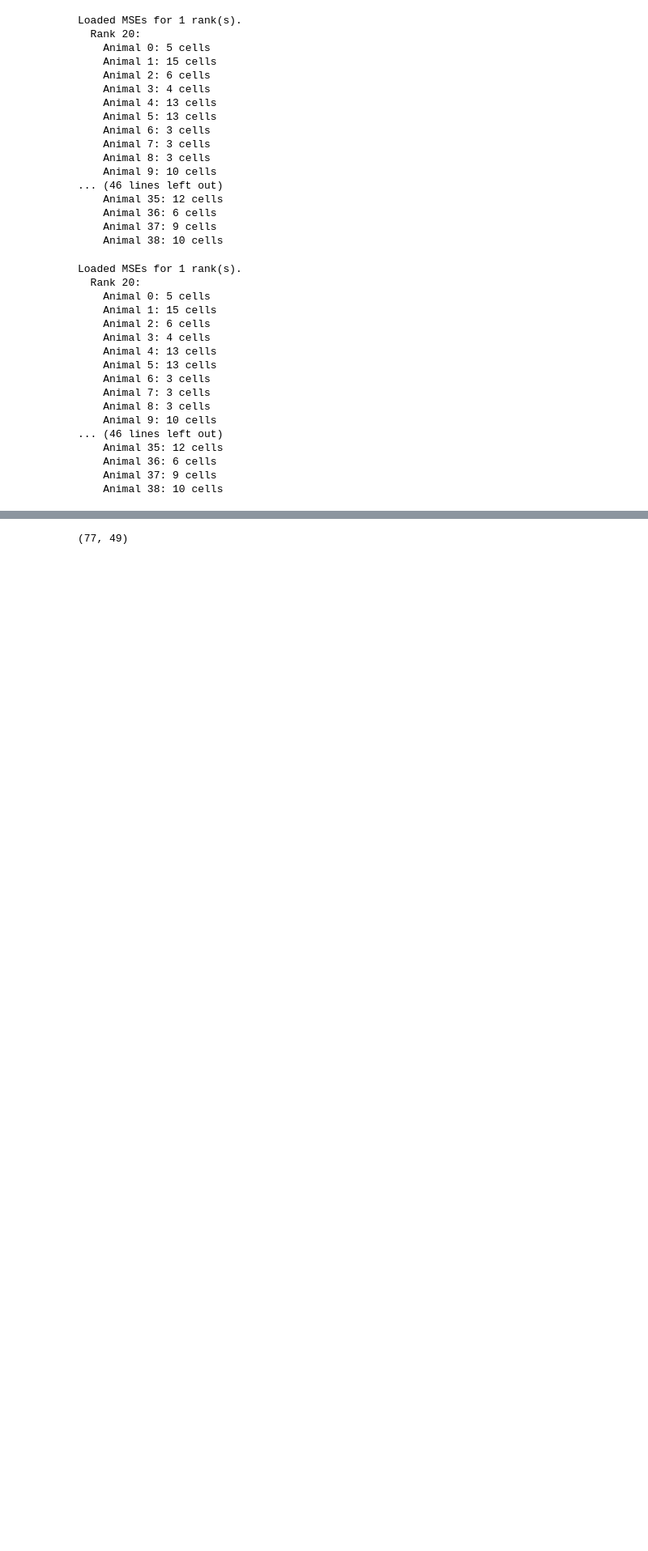
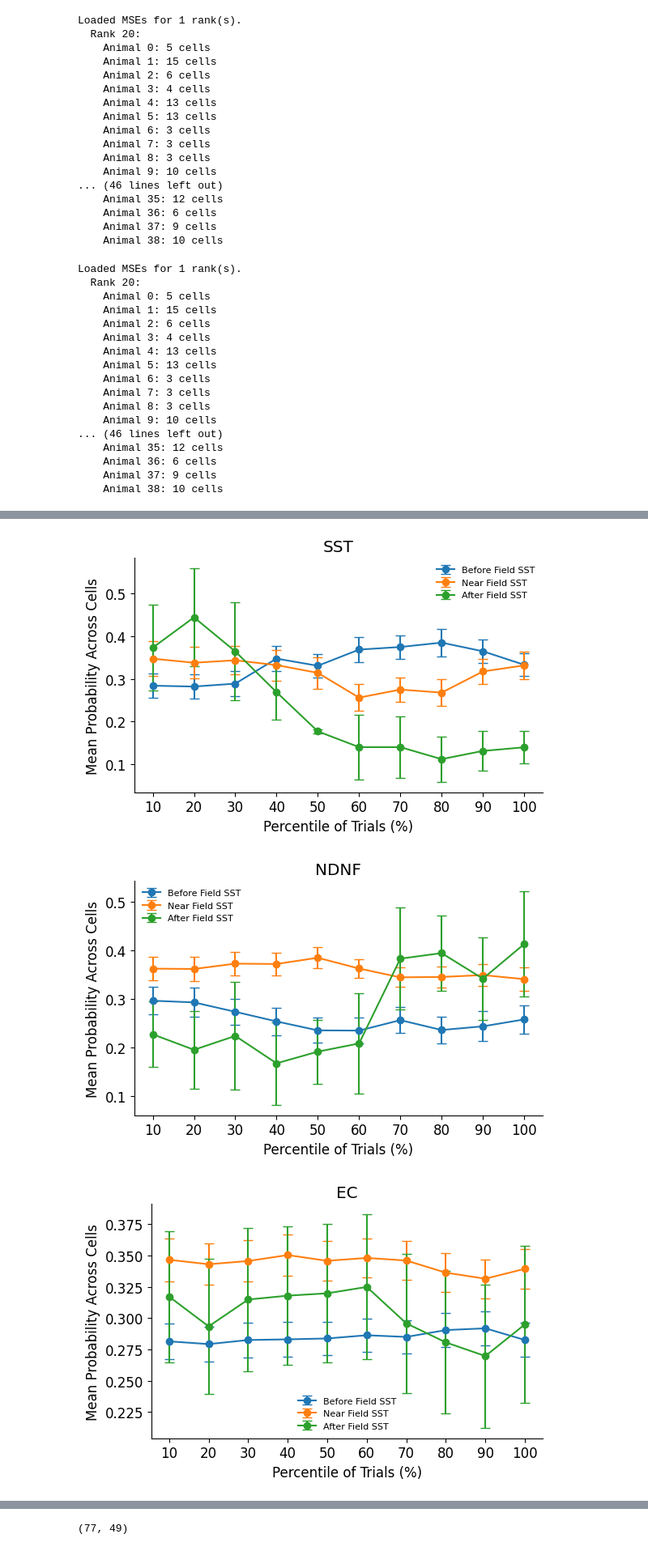
Before and after one commit to Milstein-Lab/CA1-interneuron-GLM, a Jupyter notebook: Clean_notebooks_to_date/field_expression_probs.ipynb, the cells around one changed output, grey strips where cells are left out. Shown at 81% size. Cells and saved outputs as stored; diff of their text form; code cells hidden in the pictures; blank space fills up the shorter version.

```diff
--- a/Clean_notebooks_to_date/field_expression_probs.ipynb
+++ b/Clean_notebooks_to_date/field_expression_probs.ipynb
@@ -307,0 +476,63 @@ before_field_list_activity_NDNF, near_field_list_activity_NDNF, after_field_list
+# %%
+
+animal_dict = {}
+for animal in percentile_slices_before_SST:
+    cell_dict={}
+    for cell in percentile_slices_before_SST[animal]:
+        percentiles_list = percentile_slices_before_SST[animal][cell]
+        mean_percentiles_dict = {}
+        for i in range(len(percentiles_list)):
+            percentile_data = percentiles_list[i]
+            mean_percentile_data = np.mean(percentile_data)
+            mean_percentiles_dict[i] = mean_percentile_data
+
+
+def get_mean_sem_percentile_matrix(percentile_slices_before_SST):
+
+    percentile_matrix = {i: [] for i in range(10)}
+
+    for animal in percentile_slices_before_SST:
+        for cell in percentile_slices_before_SST[animal]:
+            percentiles_list = percentile_slices_before_SST[animal][cell]
+            for i in range(len(percentiles_list)):
+                percentile_data = percentiles_list[i]
+                mean_percentile_data = np.nanmean(percentile_data)
+                percentile_matrix[i].append(mean_percentile_data)
+
+
+    means = [np.mean(percentile_matrix[i]) for i in range(10)]
+    sems = [sem(percentile_matrix[i]) for i in range(10)]
+    return means, sems
+
+means_before_SST, sems_before_SST = get_mean_sem_percentile_matrix(percentile_slices_before_SST)
+means_near_SST, sems_near_SST = get_mean_sem_percentile_matrix(percentile_slices_near_SST)
+means_after_SST, sems_after_SST = get_mean_sem_percentile_matrix(percentile_slices_after_SST)
+
+means_before_NDNF, sems_before_NDNF = get_mean_sem_percentile_matrix(percentile_slices_before_NDNF)
+means_near_NDNF, sems_near_NDNF = get_mean_sem_percentile_matrix(percentile_slices_near_NDNF)
+means_after_NDNF, sems_after_NDNF = get_mean_sem_percentile_matrix(percentile_slices_after_NDNF)
+
+means_before_EC, sems_before_EC = get_mean_sem_percentile_matrix(percentile_slices_before_EC)
+means_near_EC, sems_near_EC = get_mean_sem_percentile_matrix(percentile_slices_near_EC)
+means_after_EC, sems_after_EC = get_mean_sem_percentile_matrix(percentile_slices_after_EC)
+
+def plot_percentiles(means_before_SST, means_near_SST, means_after_SST, sems_before_SST, sems_near_SST, sems_after_SST, title="SST"):
+    plt.figure(figsize=(6, 4))
+    plt.errorbar(range(10), means_before_SST, yerr=sems_before_SST, fmt='-o', capsize=4, label='Before Field SST')
+    plt.errorbar(range(10), means_near_SST, yerr=sems_near_SST, fmt='-o', capsize=4, label='Near Field SST')
+    plt.errorbar(range(10), means_after_SST, yerr=sems_after_SST, fmt='-o', capsize=4, label='After Field SST')
+    plt.xlabel('Percentile of Trials (%)')
+    plt.ylabel('Mean Probability Across Cells')
+    plt.xticks(range(10), ["10", "20", "30", "40", "50", "60", "70", "80", "90", "100"])
+    plt.title(title)
+    plt.legend(fontsize=8)
+    plt.tight_layout()
+    plt.show()
+
+plot_percentiles(means_before_SST, means_near_SST, means_after_SST, sems_before_SST, sems_near_SST, sems_after_SST, title="SST")
+plot_percentiles(means_before_NDNF, means_near_NDNF, means_after_NDNF, sems_before_NDNF, sems_near_NDNF, sems_after_NDNF, title="NDNF")
+plot_percentiles(means_before_EC, means_near_EC, means_after_EC, sems_before_EC, sems_near_EC, sems_after_EC, title="EC")
+# %% [output]
+[figure, added]
+[figure, added]
+[figure, added]
```
Also changed, not shown: parts of 5 cells of this notebook.
